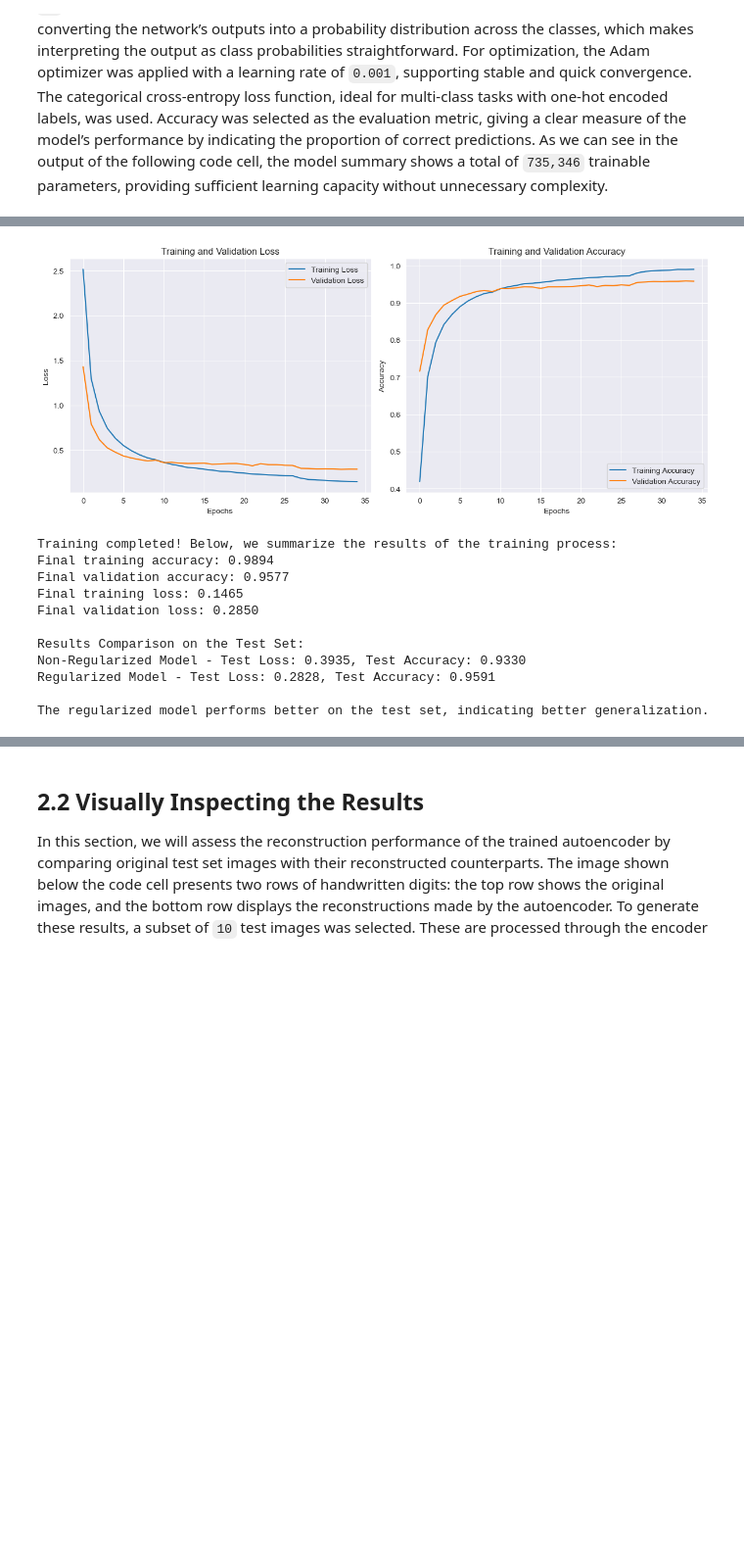
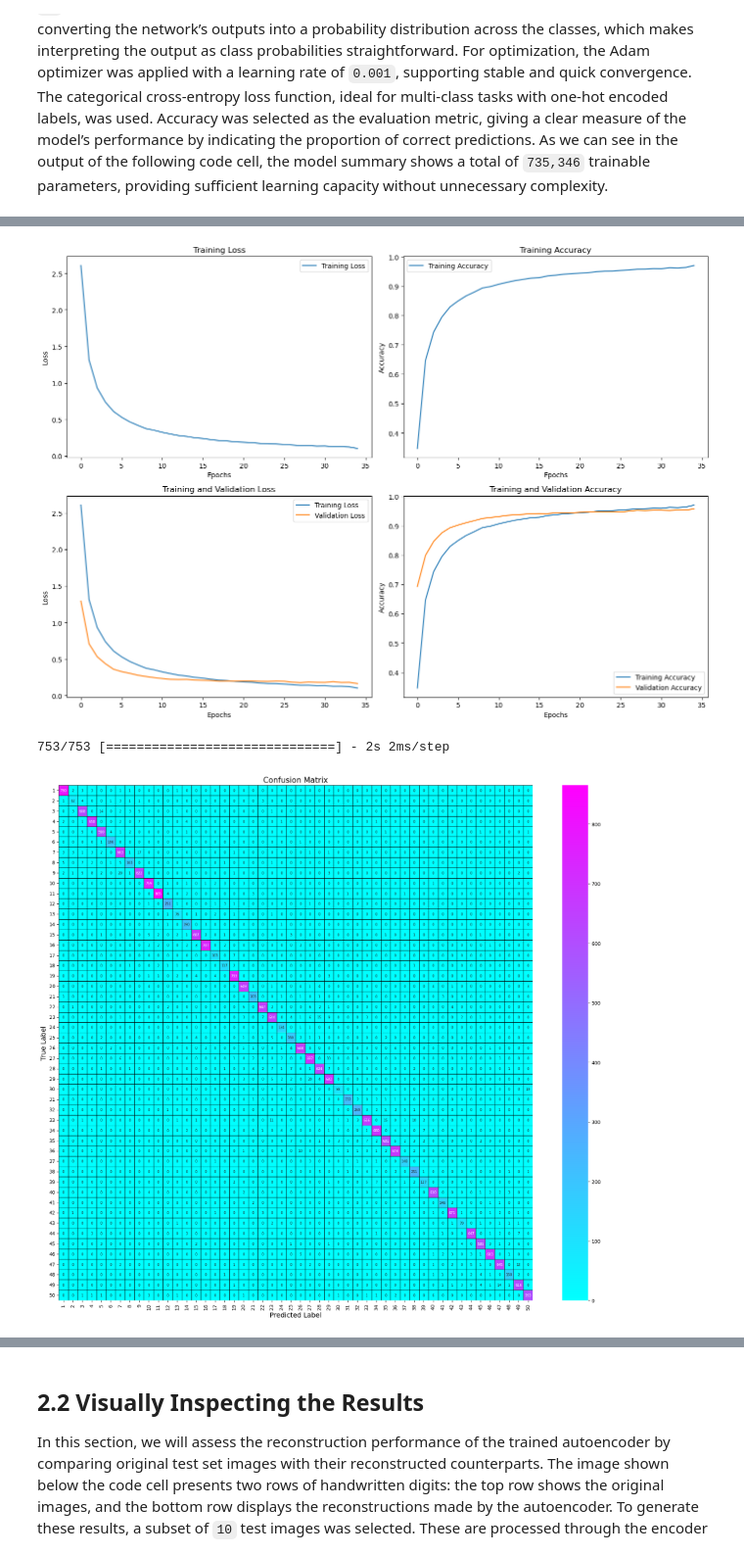
Before and after one commit to andreamoleri/AML-Assignments, a Jupyter notebook: Assignment 2/Assignment 2.ipynb, the cells around one changed output, grey strips where cells are left out. Shown: that part at 98% size. Drawn from its saved outputs; the diff is of its cells as text; code cells hidden in the pictures; blank space fills up the shorter version.

```diff
--- a/Assignment 2/Assignment 2.ipynb
+++ b/Assignment 2/Assignment 2.ipynb
@@ -131,6 +131,10 @@ x_test = x_test.reshape((len(x_test), np.prod(x_test.shape[1:])))
 # Display the maximum value in the training and testing labels
 print(f"Max value in y_train: {np.max(y_train)}")
 print(f"Max value in y_test: {np.max(y_test)}")
+
+# Reduces labels from [1, 50] to [0, 49]
+y_train -= 1
+y_test -= 1
 
 # If the maximum value in the labels is 50, we need to correct this
 if np.max(y_train) == 50:
@@ -511,11 +539,12 @@ The regularized model, with its orange validation curves more aligned with the b
 # %%
+from sklearn.metrics import confusion_matrix
+import seaborn as sns
+import numpy as np
+import matplotlib.pyplot as plt
+
 # Define training parameters
 batch_size = 256
 epochs = 35
-
-# Early stopping and ReduceLROnPlateau for better convergence
-early_stopping = EarlyStopping(monitor='val_loss', patience=10, restore_best_weights=True)
-reduce_lr = ReduceLROnPlateau(monitor='val_loss', factor=0.2, patience=5, min_lr=1e-6)
 
 # Train the regularized model using validation data
 history_reg = model_reg_optimized.fit(
@@ -528,11 +557,24 @@ history_reg = model_reg_optimized.fit(
     shuffle=True,  # Shuffle the data at the start of each epoch
 )
 
-# Visualize the loss and accuracy curves during training
-plt.figure(figsize=(12, 5))
+# Plot the Training and Validation Graphs
+plt.figure(figsize=(14, 10))
 
-# Plot the loss curve
-plt.subplot(1, 2, 1)
+plt.subplot(2, 2, 1)
+plt.plot(history_reg.history['loss'], label='Training Loss')
+plt.title('Training Loss')
+plt.xlabel('Epochs')
+plt.ylabel('Loss')
+plt.legend()
+
+plt.subplot(2, 2, 2)
+plt.plot(history_reg.history['accuracy'], label='Training Accuracy')
+plt.title('Training Accuracy')
+plt.xlabel('Epochs')
+plt.ylabel('Accuracy')
+plt.legend()
+
+plt.subplot(2, 2, 3)
 plt.plot(history_reg.history['loss'], label='Training Loss')
 plt.plot(history_reg.history['val_loss'], label='Validation Loss')
 plt.title('Training and Validation Loss')
@@ -540,8 +582,7 @@ plt.xlabel('Epochs')
 plt.ylabel('Loss')
 plt.legend()
 
-# Plot the accuracy curve
-plt.subplot(1, 2, 2)
+plt.subplot(2, 2, 4)
 plt.plot(history_reg.history['accuracy'], label='Training Accuracy')
 plt.plot(history_reg.history['val_accuracy'], label='Validation Accuracy')
 plt.title('Training and Validation Accuracy')
@@ -549,6 +590,28 @@ plt.xlabel('Epochs')
 plt.ylabel('Accuracy')
 plt.legend()
 
+plt.tight_layout()
+plt.show()
+
+# Compute Confusion Matrix
+y_pred = model_reg_optimized.predict(x_test)
+y_pred_classes = np.argmax(y_pred, axis=1) + 1
+y_true = np.argmax(y_test, axis=1) + 1
+
+conf_matrix = confusion_matrix(y_true, y_pred_classes, labels=np.arange(1, 51))
+
+plt.figure(figsize=(18, 16))
+sns.heatmap(conf_matrix, annot=True, fmt='d',
+            cmap='cool',
+            cbar=True, annot_kws={"size": 7},
+            linewidths=0.5, linecolor='black',
+            xticklabels=np.arange(1, 51),
+            yticklabels=np.arange(1, 51))
+plt.xlabel('Predicted Label', fontsize=14)
+plt.ylabel('True Label', fontsize=14)
+plt.title('Confusion Matrix', fontsize=16)
+plt.xticks(rotation=90, fontsize=10)
+plt.yticks(rotation=0, fontsize=10)
 plt.tight_layout()
 plt.show()
 
@@ -571,12 +634,3 @@ Epoch 35/35 - loss: 0.1524 - accuracy: 0.9884 - val_loss: 0.2858 - val_accuracy:
-[figure, old version]
+[figure, new version]
-Training completed! Below, we summarize the results of the training process:
-Final training accuracy: 0.9894
-Final validation accuracy: 0.9577
-Final training loss: 0.1465
-Final validation loss: 0.2850
-
-Results Comparison on the Test Set:
-Non-Regularized Model - Test Loss: 0.3935, Test Accuracy: 0.9330
-Regularized Model - Test Loss: 0.2828, Test Accuracy: 0.9591
-
-The regularized model performs better on the test set, indicating better generalization.
+753/753 [==============================] - 2s 2ms/step
+[figure, added]
```
Also changed, not shown: parts of 16 cells of this notebook.
